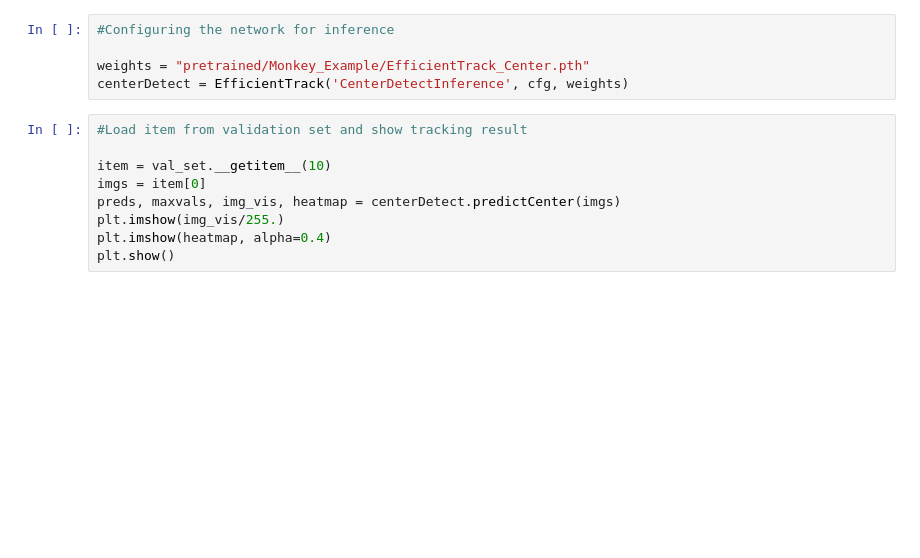
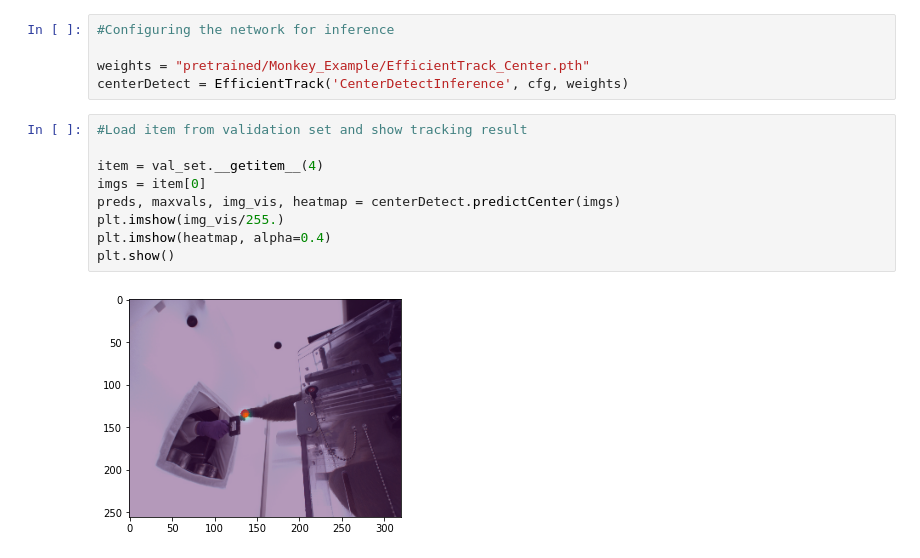
Before and after one commit to JARVIS-MoCap/JARVIS-HybridNet, a Jupyter notebook: CenterDetect.ipynb, the cells around one changed output. Drawn from its saved outputs; the diff is of its cells as text; blank space fills up the shorter version.

```diff
--- a/CenterDetect.ipynb
+++ b/CenterDetect.ipynb
@@ -39,9 +54,11 @@ centerDetect = EfficientTrack('CenterDetectInference', cfg, weights)
 # %%
 #Load item from validation set and show tracking result
 
-item = val_set.__getitem__(10)
+item = val_set.__getitem__(4)
 imgs = item[0]
 preds, maxvals, img_vis, heatmap = centerDetect.predictCenter(imgs)
 plt.imshow(img_vis/255.)
 plt.imshow(heatmap, alpha=0.4)
 plt.show()
+# %% [output]
+[figure, added]
```
Also changed, not shown: parts of 4 cells of this notebook, 9 other files.
